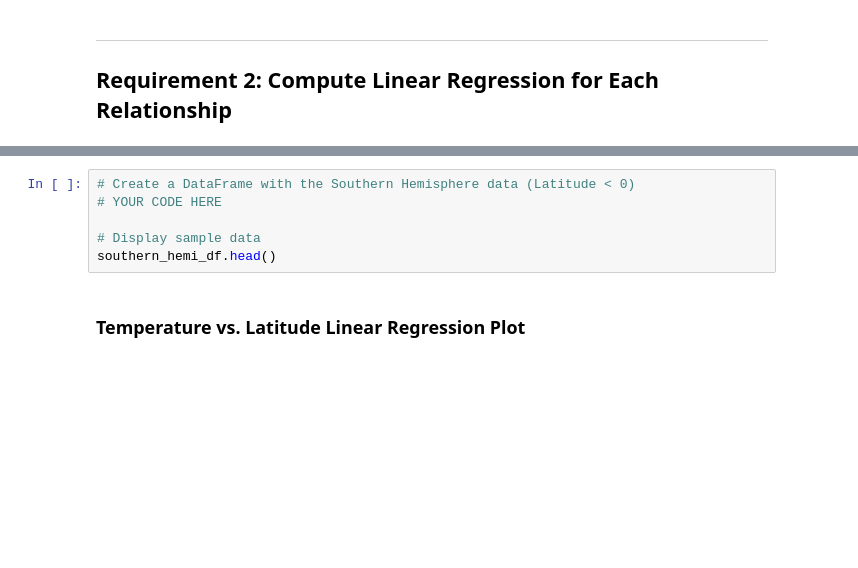
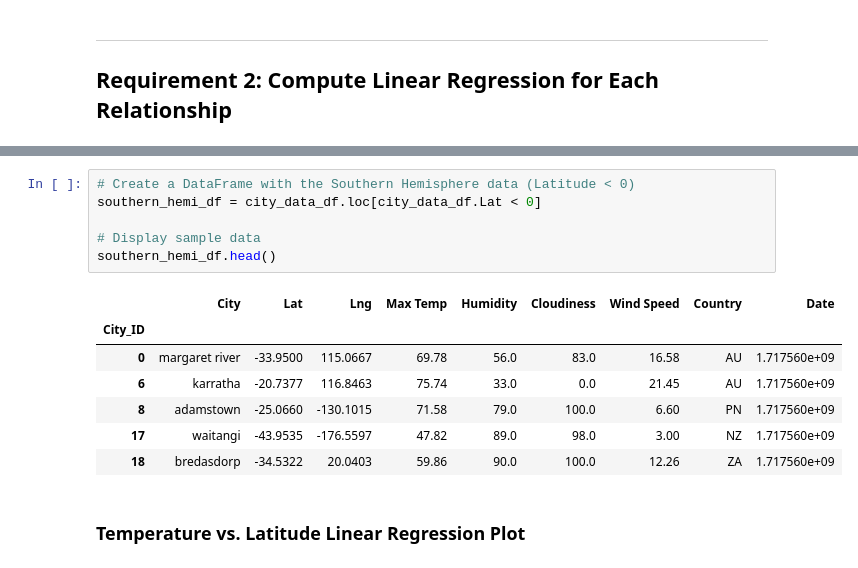
Before and after one commit to ajmonte0920/06_da_jun2024_hw_6_python-api-challenge, a Jupyter notebook: WeatherPy/WeatherPy.ipynb, the cells around one changed output, grey strips where cells are left out. Saved outputs shown, nothing was run; the diff lists cells and outputs as text; blank space fills up the shorter version.

```diff
--- a/WeatherPy/WeatherPy.ipynb
+++ b/WeatherPy/WeatherPy.ipynb
@@ -384,9 +392,17 @@ northern_hemi_df.head()
 # %%
 # Create a DataFrame with the Southern Hemisphere data (Latitude < 0)
-# YOUR CODE HERE
+southern_hemi_df = city_data_df.loc[city_data_df.Lat < 0]
 
 # Display sample data
 southern_hemi_df.head()
+# %% [output]
+|  | City | Lat | Lng | Max Temp | Humidity | Cloudiness | Wind Speed | Country | Date |
+| City_ID |  |  |  |  |  |  |  |  |  |
+| 0 | margaret river | -33.9500 | 115.0667 | 69.78 | 56.0 | 83.0 | 16.58 | AU | 1.717560e+09 |
+| 6 | karratha | -20.7377 | 116.8463 | 75.74 | 33.0 | 0.0 | 21.45 | AU | 1.717560e+09 |
+| 8 | adamstown | -25.0660 | -130.1015 | 71.58 | 79.0 | 100.0 | 6.60 | PN | 1.717560e+09 |
+| 17 | waitangi | -43.9535 | -176.5597 | 47.82 | 89.0 | 98.0 | 3.00 | NZ | 1.717560e+09 |
+| 18 | bredasdorp | -34.5322 | 20.0403 | 59.86 | 90.0 | 100.0 | 12.26 | ZA | 1.717560e+09 |
 # %% [markdown]
 ###  Temperature vs. Latitude Linear Regression Plot
 # %%
```
Also changed, not shown: parts of 2 cells of this notebook.
